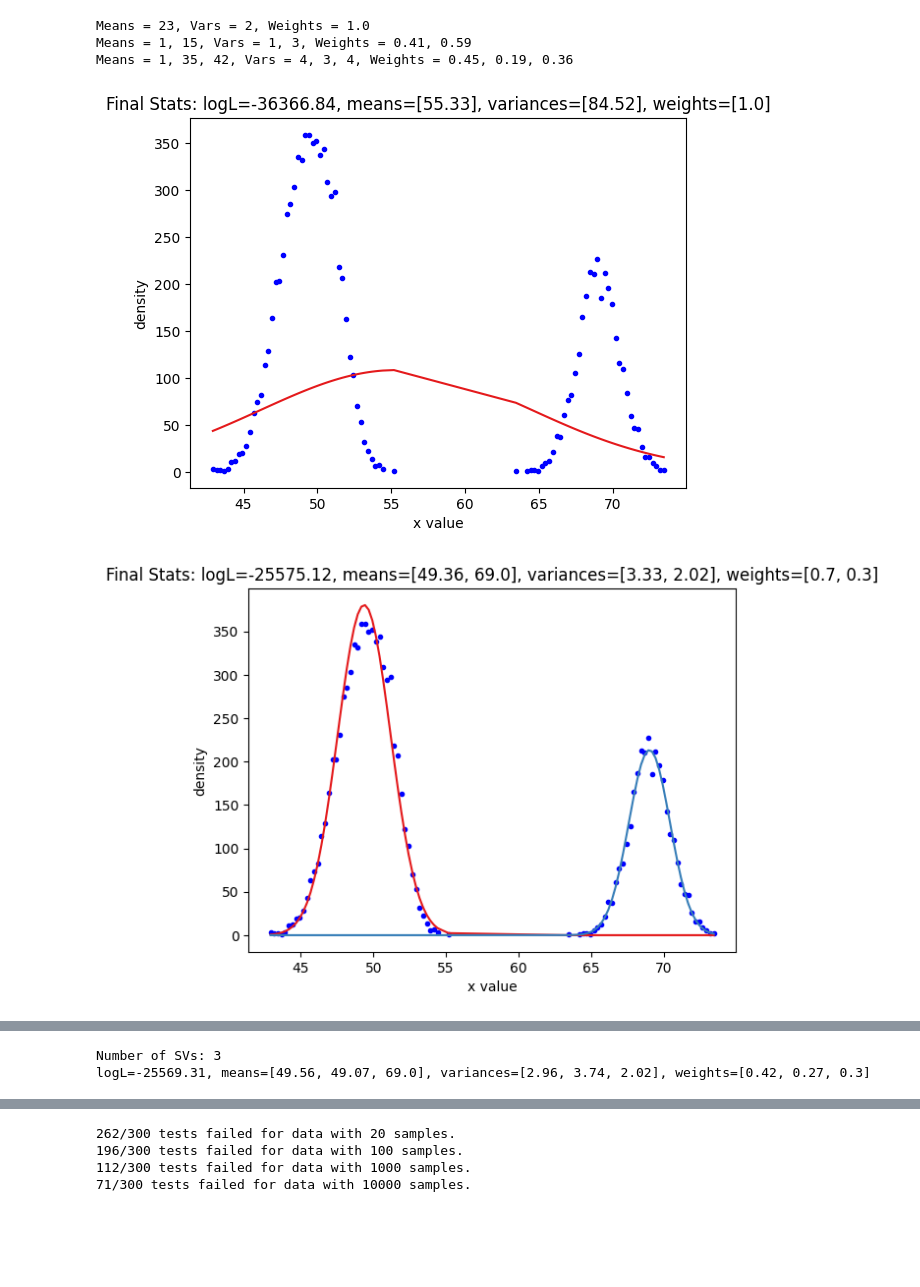
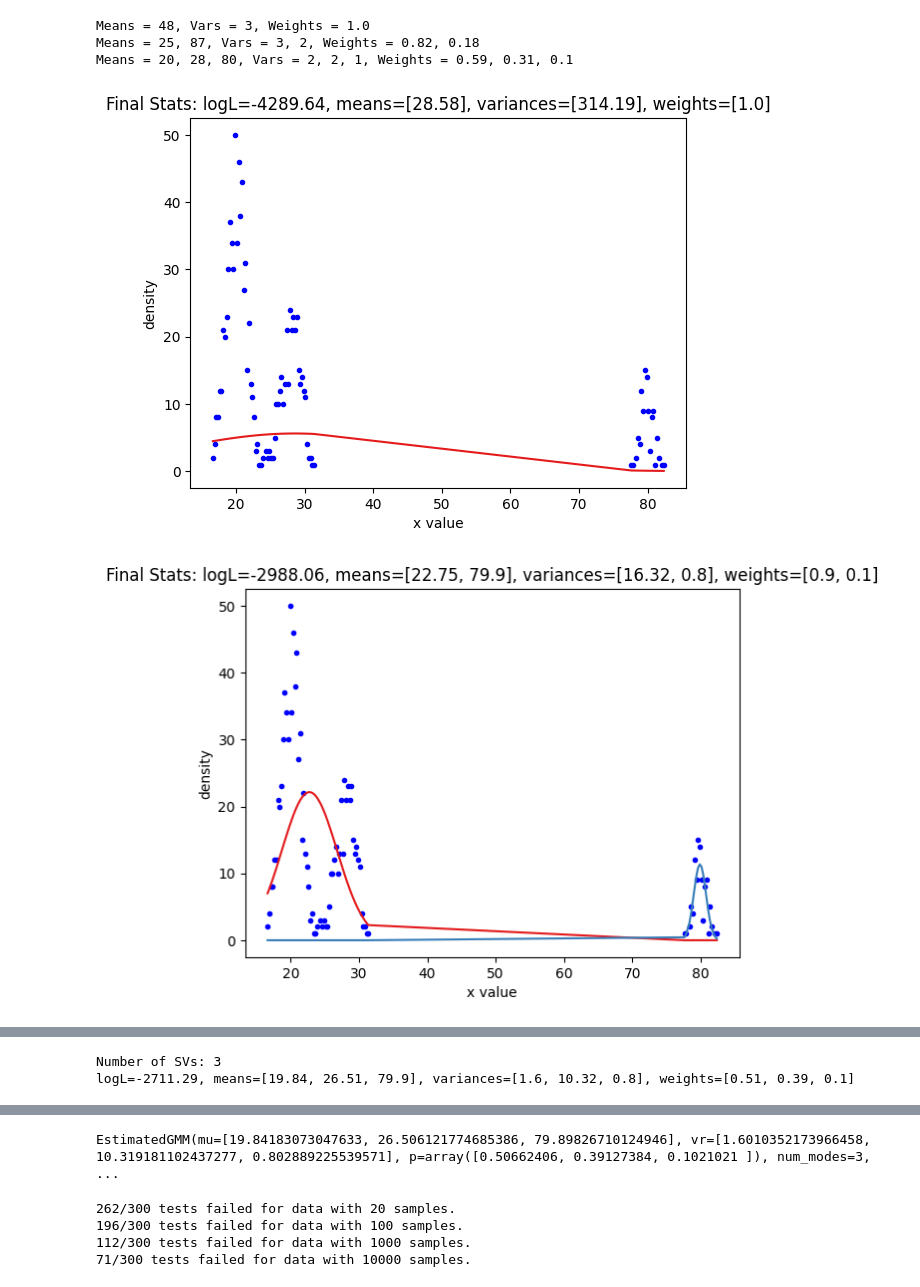
Before and after one commit to vivian-m-li/sv_gmm, a Jupyter notebook: gmm.ipynb, the cells around one changed output, grey strips where cells are left out. Cells and saved outputs as stored; diff of their text form; code cells hidden in the pictures; blank space fills up the shorter version.

```diff
--- a/gmm.ipynb
+++ b/gmm.ipynb
@@ -15,19 +15,19 @@ sample_sizes = [50, 100, 200, 500]
 1. Generate synthetic data from a 3-mode gaussian mixture model
 """
 
-x1_random = generate_data(10000, num_modes=1).x
-x2_random = generate_data(10000, num_modes=2).x
-x3_random = generate_data(10000, num_modes=3).x
+x1_random = generate_data(1000, num_modes=1).x
+x2_random = generate_data(1000, num_modes=2).x
+x3_random = generate_data(1000, num_modes=3).x
 # %% [output]
-Means = 23, Vars = 2, Weights = 1.0
-Means = 1, 15, Vars = 1, 3, Weights = 0.41, 0.59
-Means = 1, 35, 42, Vars = 4, 3, 4, Weights = 0.45, 0.19, 0.36
+Means = 48, Vars = 3, Weights = 1.0
+Means = 25, 87, Vars = 3, 2, Weights = 0.82, 0.18
+Means = 20, 28, 80, Vars = 2, 2, 1, Weights = 0.59, 0.31, 0.1
 # %%
 """
 2. Estimate the parameters via EM
 """
 
-run_gmm(x1_random)
+run_gmm(x3_random)
 # %% [output]
-[figure, old version]
+[figure, new version]
-[figure, old version]
+[figure, new version]
@@ -35,2 +35,2 @@ run_gmm(x1_random)
 Number of SVs: 3
-logL=-25569.31, means=[49.56, 49.07, 69.0], variances=[2.96, 3.74, 2.02], weights=[0.42, 0.27, 0.3]
+logL=-2711.29, means=[19.84, 26.51, 79.9], variances=[1.6, 10.32, 0.8], weights=[0.51, 0.39, 0.1]
@@ -39,3 +37,4 @@ logL=-25569.31, means=[49.56, 49.07, 69.0], variances=[2.96, 3.74, 2.02], weight
+EstimatedGMM(mu=[19.84183073047633, 26.506121774685386, 79.89826710124946], vr=[1.6010352173966458, 10.319181102437277, 0.802889225539571], p=array([0.50662406, 0.39127384, 0.1021021 ]), num_modes=3,  ...
 # %%
 threshold_mu = 1 # values between 0 and 100
 threshold_vr = 0.5 # values between 1 and 5
```
Also changed, not shown: parts of 3 cells of this notebook, 1 other file.
